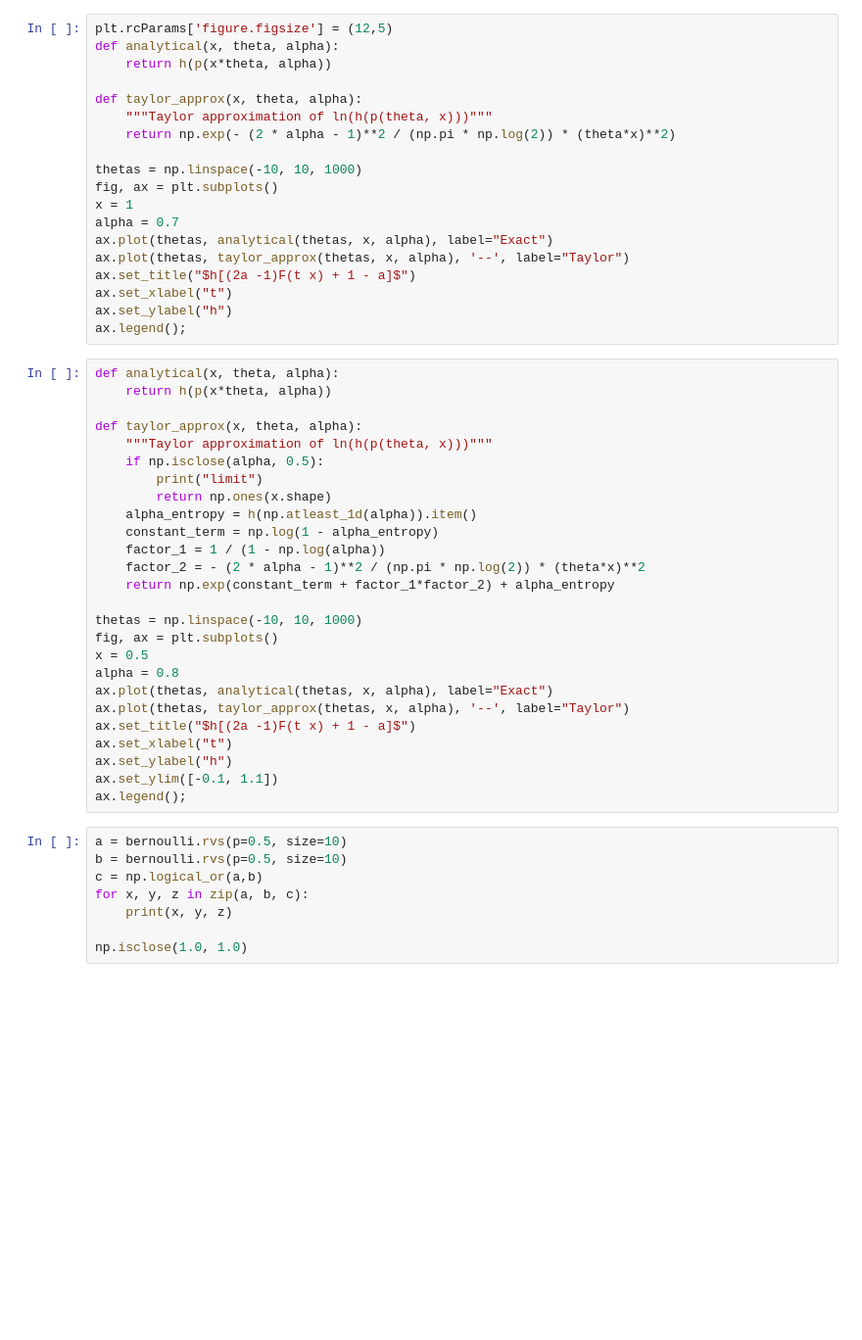
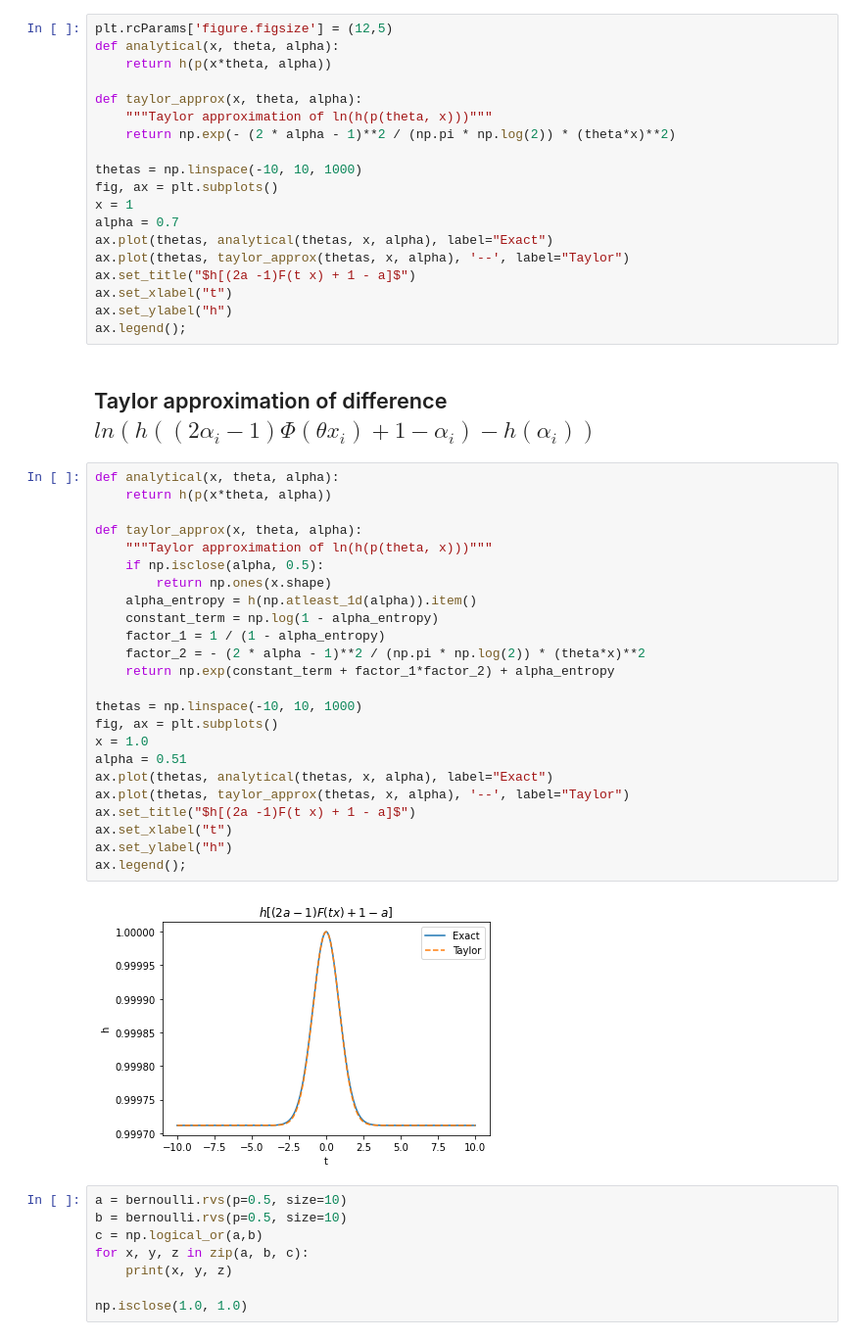
Before and after one commit to jackonelli/mi_annot, a Jupyter notebook: nb/taylor_approximations_probit.ipynb, the cells around one changed output. Shown at 98% size. Drawn from its saved outputs; the diff is of its cells as text; blank space fills up the shorter version.

```diff
--- a/nb/taylor_approximations_probit.ipynb
+++ b/nb/taylor_approximations_probit.ipynb
@@ -51,32 +56,34 @@ ax.set_title("$h[(2a -1)F(t x) + 1 - a]$")
 ax.set_xlabel("t")
 ax.set_ylabel("h")
 ax.legend();
+# %% [markdown]
+## Taylor approximation of difference $ln(h((2\alpha_i - 1)\Phi(\theta x_i) + 1 - \alpha_i) - h(\alpha_i))$
 # %%
 def analytical(x, theta, alpha):
     return h(p(x*theta, alpha))
 
 def taylor_approx(x, theta, alpha):
     """Taylor approximation of ln(h(p(theta, x)))"""
     if np.isclose(alpha, 0.5):
-        print("limit")
         return np.ones(x.shape)
     alpha_entropy = h(np.atleast_1d(alpha)).item()
     constant_term = np.log(1 - alpha_entropy)
-    factor_1 = 1 / (1 - np.log(alpha))
+    factor_1 = 1 / (1 - alpha_entropy)
     factor_2 = - (2 * alpha - 1)**2 / (np.pi * np.log(2)) * (theta*x)**2
     return np.exp(constant_term + factor_1*factor_2) + alpha_entropy
 
 thetas = np.linspace(-10, 10, 1000)
 fig, ax = plt.subplots()
-x = 0.5
-alpha = 0.8
+x = 1.0
+alpha = 0.51
 ax.plot(thetas, analytical(thetas, x, alpha), label="Exact")
 ax.plot(thetas, taylor_approx(thetas, x, alpha), '--', label="Taylor")
 ax.set_title("$h[(2a -1)F(t x) + 1 - a]$")
 ax.set_xlabel("t")
 ax.set_ylabel("h")
-ax.set_ylim([-0.1, 1.1])
 ax.legend();
+# %% [output]
+[figure, added]
 # %%
 a = bernoulli.rvs(p=0.5, size=10)
 b = bernoulli.rvs(p=0.5, size=10)
```
Also changed, not shown: parts of 2 cells of this notebook, 5 other files.
